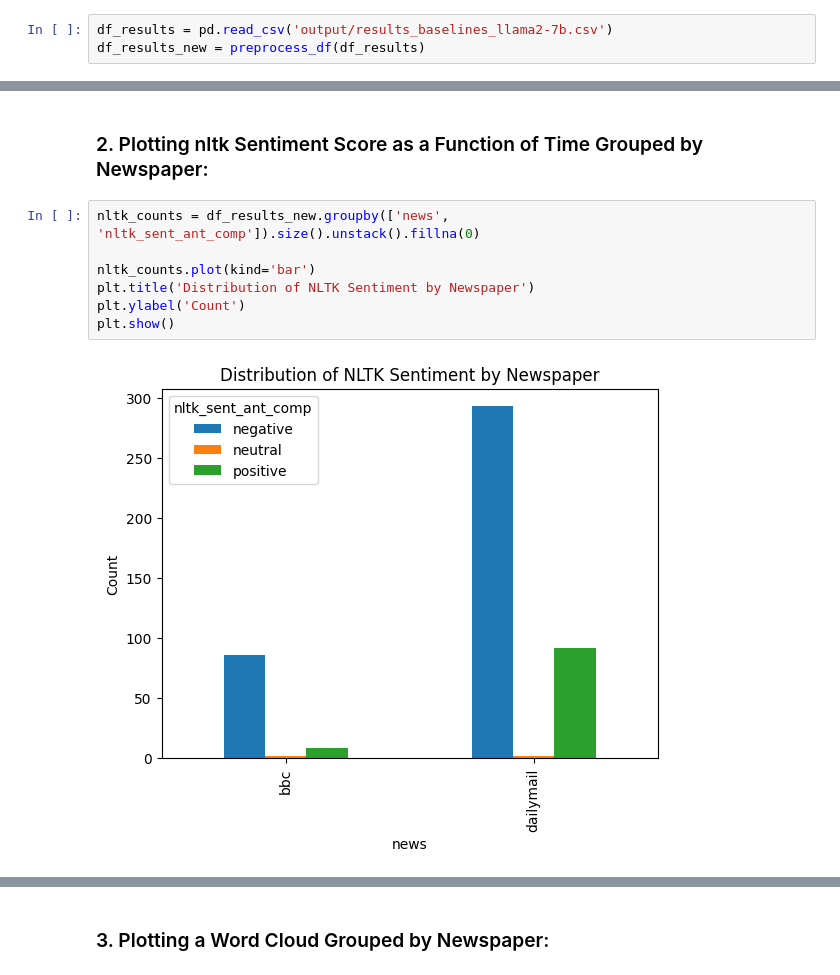
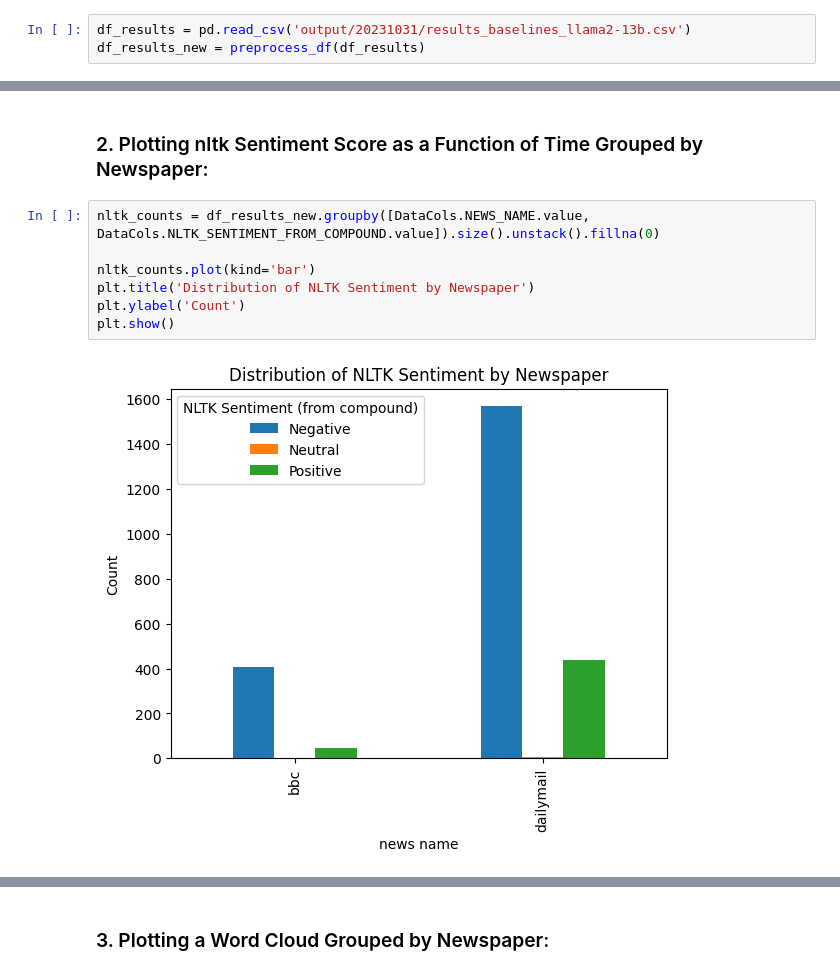
Before and after one commit to ilanit1997/NewsStanceLLMS, a Jupyter notebook: post hoc analysis.ipynb, the cells around one changed output, grey strips where cells are left out. Cells and saved outputs as stored; diff of their text form.

```diff
--- a/post hoc analysis.ipynb
+++ b/post hoc analysis.ipynb
@@ -172,5 +109,5 @@ import pandas as pd
 # %%
-df_results = pd.read_csv('output/results_baselines_llama2-7b.csv')
+df_results = pd.read_csv('output/20231031/results_baselines_llama2-13b.csv')
 df_results_new = preprocess_df(df_results)
 # %%
 df_results_new.tail()
@@ -208,12 +170,12 @@ plt.show()
 # %% [markdown]
 ### 2. Plotting nltk Sentiment Score as a Function of Time Grouped by Newspaper:
 # %%
-nltk_counts = df_results_new.groupby(['news', 'nltk_sent_ant_comp']).size().unstack().fillna(0)
+nltk_counts = df_results_new.groupby([DataCols.NEWS_NAME.value, DataCols.NLTK_SENTIMENT_FROM_COMPOUND.value]).size().unstack().fillna(0)
 
 nltk_counts.plot(kind='bar')
 plt.title('Distribution of NLTK Sentiment by Newspaper')
 plt.ylabel('Count')
 plt.show()
 # %% [output]
-[figure, old version]
+[figure, new version]
 # %%
```
Also changed, not shown: parts of 64 cells of this notebook, 24 other files.
